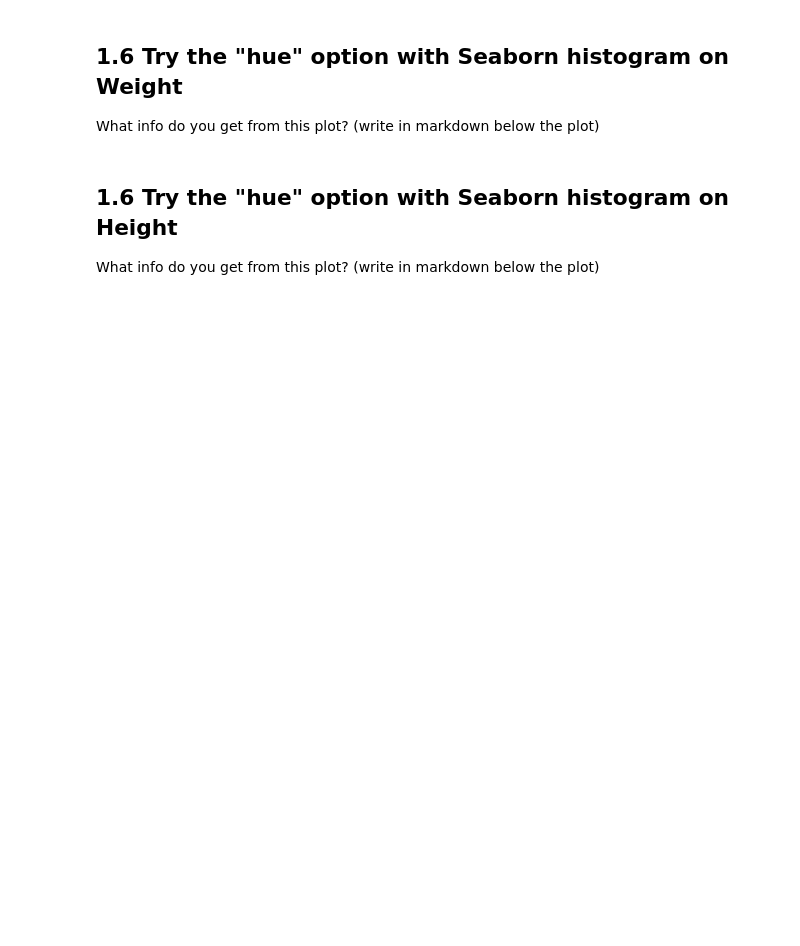
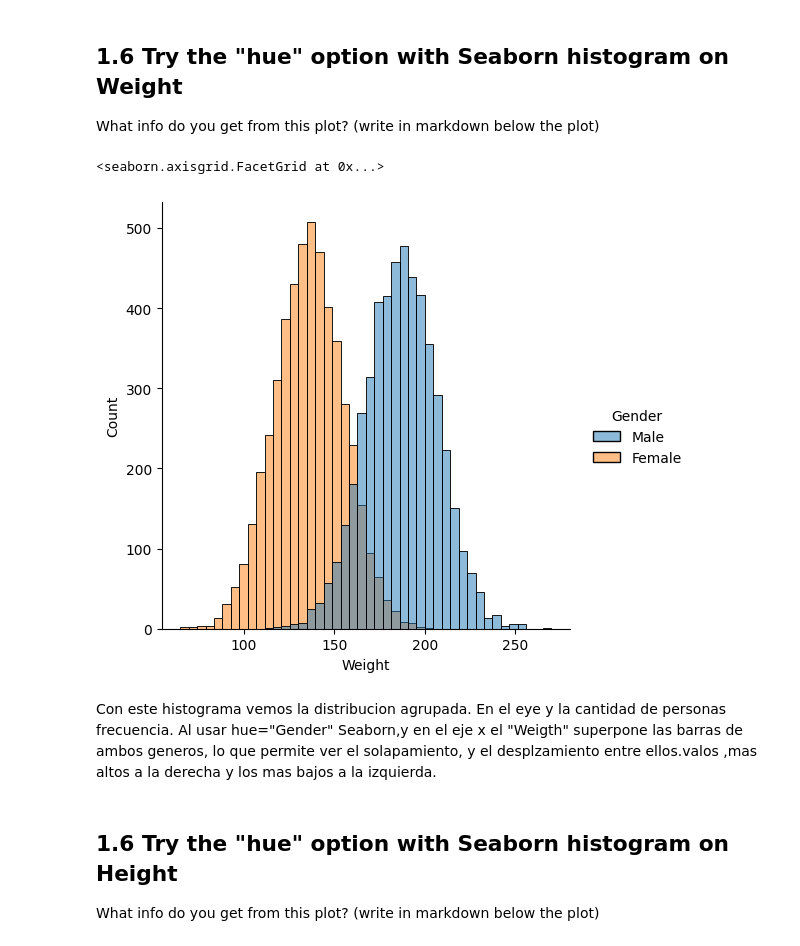
Before and after one commit to sebasrt97/Visualization-Distributions, a Jupyter notebook: plot_distribution_exercise.ipynb, the cells around one changed output. Saved outputs shown, nothing was run; the diff lists cells and outputs as text; code cells hidden in the pictures; blank space fills up the shorter version.

```diff
--- a/plot_distribution_exercise.ipynb
+++ b/plot_distribution_exercise.ipynb
@@ -103,6 +123,14 @@ What info do you get from this plot? Do you see anything weird? (write in markdo
 ## 1.6 Try the "hue" option with Seaborn histogram on Weight
 
 What info do you get from this plot? (write in markdown below the plot)
+# %%
+sns.displot(data=df_weight,x="Weight" ,hue="Gender")
+# %% [output]
+<seaborn.axisgrid.FacetGrid at 0x...>
+[figure, added]
+# %% [markdown]
+Con este histograma vemos la distribucion agrupada. En el eye y la cantidad de personas frecuencia.
+Al usar hue="Gender" Seaborn,y en el eje x el "Weigth" superpone las barras de ambos generos, lo que permite ver el solapamiento, y el desplzamiento entre ellos.valos ,mas altos a la derecha y los mas bajos a la izquierda.
 # %% [markdown]
 ## 1.6 Try the "hue" option with Seaborn histogram on Height
 
```
Also changed, not shown: parts of 11 cells of this notebook.
